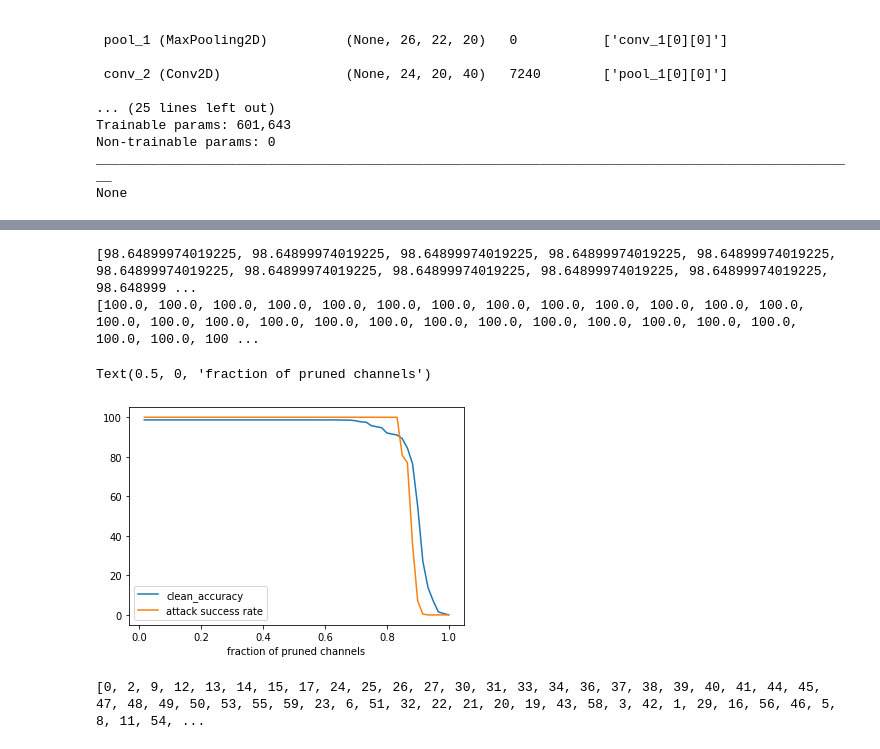
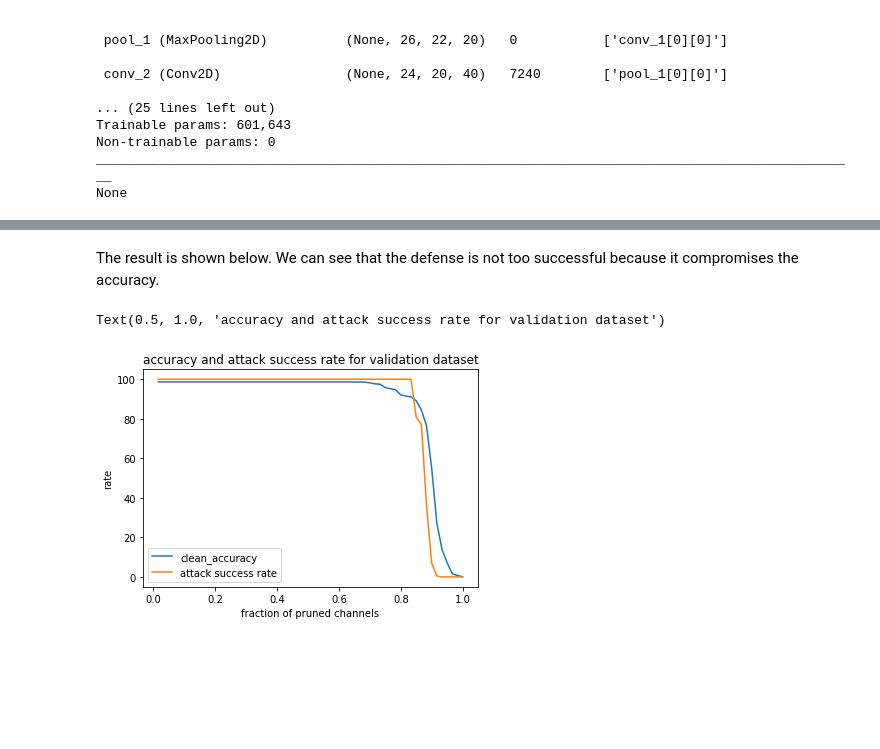
Before and after one commit to yeb2Binfang/ECE-GY-9163-ML-cyber, a Jupyter notebook: Lab/MLSec_Lab3.ipynb, the cells around one changed output, grey strips where cells are left out. Cells and saved outputs as stored; diff of their text form; code cells hidden in the pictures; blank space fills up the shorter version.

```diff
--- a/Lab/MLSec_Lab3.ipynb
+++ b/Lab/MLSec_Lab3.ipynb
@@ -150,5 +105,0 @@ print(model_temp.layers[5].get_weights()[0][:,:,:,0])
-# %%
-weight_0 = model_temp.layers[5].get_weights()[0]
-bias_0 = model_temp.layers[5].get_weights()[1]
-weight_0[:,:,:,0] = 0
-bias_0[0] = 0
@@ -281,20 +227,14 @@ WARNING:tensorflow:Compiled the loaded model, but the compiled metrics have yet
 ... (48 outputs left out)
-# %%
-print(clean_acc)
-print(asrate)
-# %% [output]
-[98.64899974019225, 98.64899974019225, 98.64899974019225, 98.64899974019225, 98.64899974019225, 98.64899974019225, 98.64899974019225, 98.64899974019225, 98.64899974019225, 98.64899974019225, 98.648999 ...
-[100.0, 100.0, 100.0, 100.0, 100.0, 100.0, 100.0, 100.0, 100.0, 100.0, 100.0, 100.0, 100.0, 100.0, 100.0, 100.0, 100.0, 100.0, 100.0, 100.0, 100.0, 100.0, 100.0, 100.0, 100.0, 100.0, 100.0, 100.0, 100 ...
+# %% [markdown]
+The result is shown below. We can see that the defense is not too successful because it compromises the accuracy.
 # %%
 x_axis = np.arange(1,61)/60
 plt.plot(x_axis,clean_acc)
 plt.plot(x_axis,asrate)
 plt.legend(['clean_accuracy','attack success rate'])
 plt.xlabel("fraction of pruned channels")
+plt.ylabel("rate")
+plt.title("accuracy and attack success rate for validation dataset")
 # %% [output]
-Text(0.5, 0, 'fraction of pruned channels')
+Text(0.5, 1.0, 'accuracy and attack success rate for validation dataset')
-[figure, old version]
+[figure, new version]
-# %%
-print(prune_index)
-# %% [output]
-[0, 2, 9, 12, 13, 14, 15, 17, 24, 25, 26, 27, 30, 31, 33, 34, 36, 37, 38, 39, 40, 41, 44, 45, 47, 48, 49, 50, 53, 55, 59, 23, 6, 51, 32, 22, 21, 20, 19, 43, 58, 3, 42, 1, 29, 16, 56, 46, 5, 8, 11, 54, ...
```
Also changed, not shown: parts of 39 cells of this notebook.
